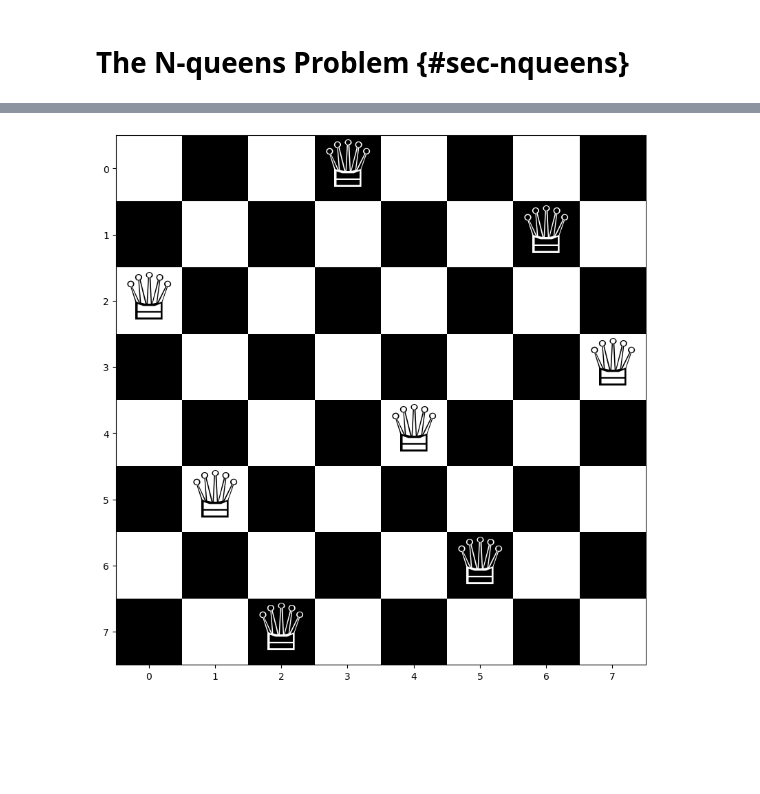
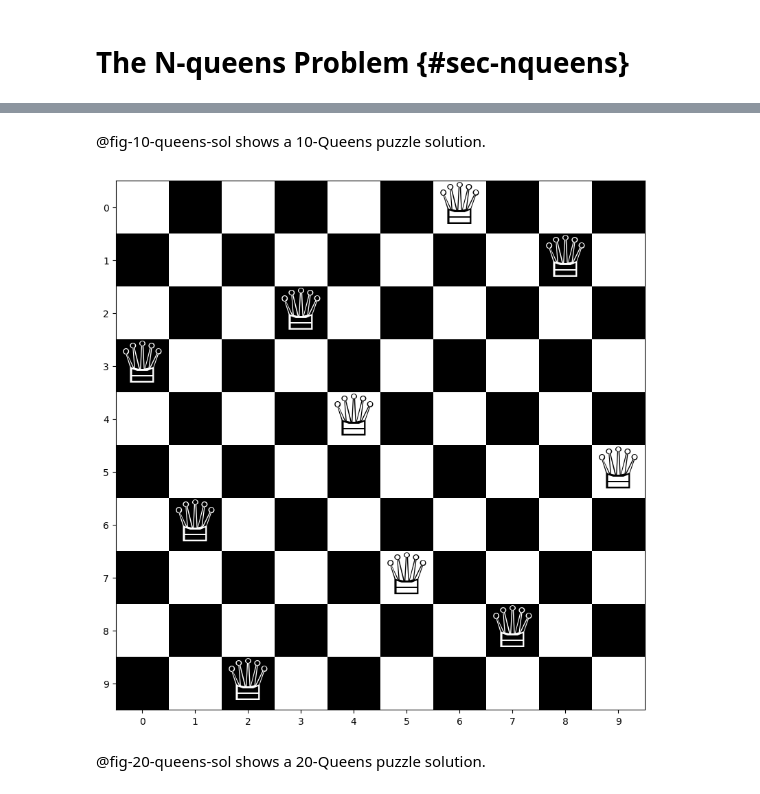
Before and after one commit to kunlei/python-ortools-notes, a Jupyter notebook: ip-nqueens.ipynb, the cells around one changed output, grey strips where cells are left out. Cells and saved outputs as stored; diff of their text form; code cells hidden in the pictures; blank space fills up the shorter version.

Commit message:
finish nqueens

```diff
--- a/ip-nqueens.ipynb
+++ b/ip-nqueens.ipynb
@@ -20,0 +91,15 @@ format:
+# %%
+#| echo: false
+#| label: fig-8-queens-sol-example
+#| fig-cap: A 8-Queens solution
+
+size = 8
+
+solver = NQueensSolver(size)
+solver.build_model()
+solver.optimize()
+
+coordinates = solver.get_queen_coordinates()
+chessBoard = ChessBoard(size)
+ax = chessBoard.display(coordinates)
+plt.show(ax)
@@ -33,8 +122,10 @@ class NQueensSolver:
         self._opt_x = None
 
     def build_model(self):
+        # instantiate solver
         self._solver = pywraplp.Solver.CreateSolver('SCIP')
 
+        # create decision variables
         self._var_x = np.empty((self._size, self._size),
                             dtype=object)
         for i, j in product(range(self._size),
@@ -42,21 +133,28 @@ class NQueensSolver:
             self._var_x[i][j] = \
                 self._solver.BoolVar(name=f'x_{i,j}')
 
+        # declare objective function
+        self._solver.Maximize(0)
+
+        # constraint: there must be n queens on the board
         expr = [self._var_x[i][j]
                 for i in range(self._size)
                 for j in range(self._size)]
-        self._solver.Maximize(self._solver.Sum(expr))
+        self._solver.Add(self._solver.Sum(expr) == self._size)
 
+        # constraint: no two queens can be in the same row
         for row in range(self._size):
             expr = [self._var_x[row][j]
                     for j in range(self._size)]
             self._solver.Add(self._solver.Sum(expr) <= 1)
 
+        # constraint: no two queens can be in the same column
         for col in range(self._size):
             expr = [self._var_x[i][col]
                     for i in range(self._size)]
             self._solver.Add(self._solver.Sum(expr) <= 1)
 
+        # constraint: no two queens can be in the same diagonal
         for k in range(1, 2 * (self._size - 1) - 1):
             expr = [self._var_x[i][j]
                     for i in range(self._size)
@@ -143,20 +213,24 @@ plt.show(ax)
+# %% [markdown]
+@fig-10-queens-sol shows a 10-Queens puzzle solution.
 # %%
 #| echo: false
-#| label: fig-8-queens-sol
-#| fig-cap: 8-Queens solution
+#| label: fig-10-queens-sol
+#| fig-cap: A 10-Queens solution
 
-size = 8
+size = 10
 
 solver = NQueensSolver(size)
 solver.build_model()
 solver.optimize()
 
 coordinates = solver.get_queen_coordinates()
 chessBoard = ChessBoard(size)
 ax = chessBoard.display(coordinates)
 plt.show(ax)
 # %% [output]
-[figure, old version]
+[figure, new version]
+# %% [markdown]
+@fig-20-queens-sol shows a 20-Queens puzzle solution.
 # %%
 #| echo: false
 #| label: fig-20-queens-sol
```
Also changed, not shown: parts of 14 cells of this notebook, 2 other files.
